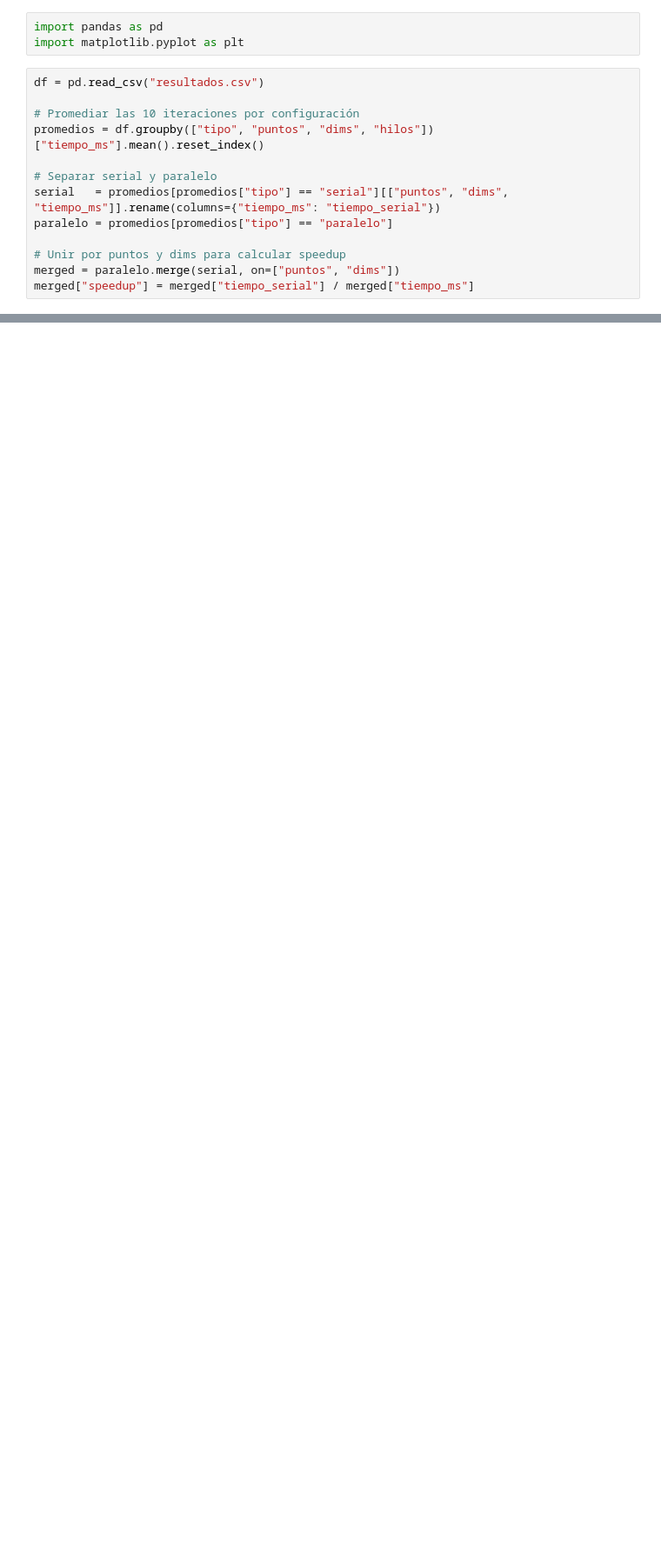
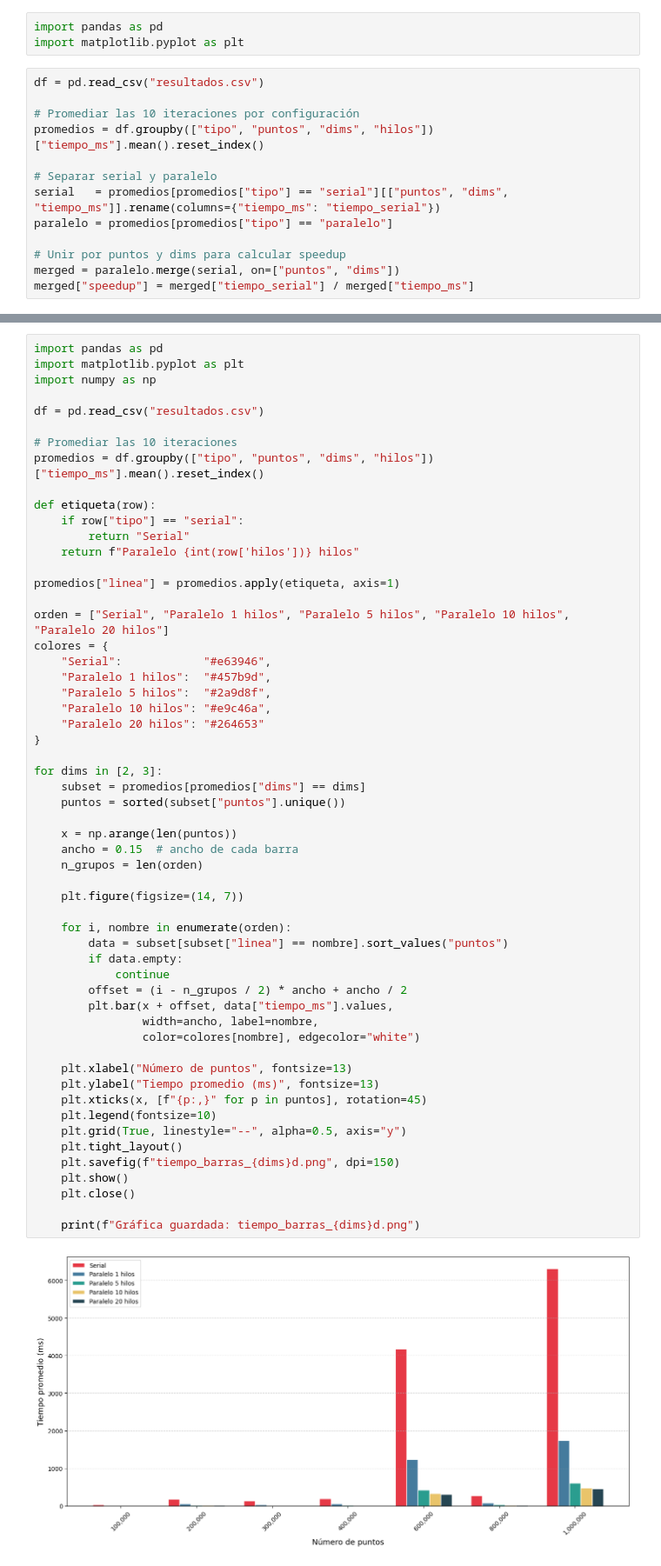
Before and after one commit to ekab-hub/Proyecto_Clusters_Paralelo, a Jupyter notebook: speed_up.ipynb, the cells around one changed output, grey strips where cells are left out. Shown at 87% size. Cells and saved outputs as stored; diff of their text form; blank space fills up the shorter version.

```diff
--- a/speed_up.ipynb
+++ b/speed_up.ipynb
@@ -66,0 +69,58 @@ TABLA DE SPEEDUPS
+# %%
+import pandas as pd
+import matplotlib.pyplot as plt
+import numpy as np
+
+df = pd.read_csv("resultados.csv")
+
+# Promediar las 10 iteraciones
+promedios = df.groupby(["tipo", "puntos", "dims", "hilos"])["tiempo_ms"].mean().reset_index()
+
+def etiqueta(row):
+    if row["tipo"] == "serial":
+        return "Serial"
+    return f"Paralelo {int(row['hilos'])} hilos"
+
+promedios["linea"] = promedios.apply(etiqueta, axis=1)
+
+orden = ["Serial", "Paralelo 1 hilos", "Paralelo 5 hilos", "Paralelo 10 hilos", "Paralelo 20 hilos"]
+colores = {
+    "Serial":            "#e63946",
+    "Paralelo 1 hilos":  "#457b9d",
+    "Paralelo 5 hilos":  "#2a9d8f",
+    "Paralelo 10 hilos": "#e9c46a",
+    "Paralelo 20 hilos": "#264653"
+}
+
+for dims in [2, 3]:
+    subset = promedios[promedios["dims"] == dims]
+    puntos = sorted(subset["puntos"].unique())
+
+    x = np.arange(len(puntos))
+    ancho = 0.15  # ancho de cada barra
+    n_grupos = len(orden)
+
+    plt.figure(figsize=(14, 7))
+
+    for i, nombre in enumerate(orden):
+        data = subset[subset["linea"] == nombre].sort_values("puntos")
+        if data.empty:
+            continue
+        offset = (i - n_grupos / 2) * ancho + ancho / 2
+        plt.bar(x + offset, data["tiempo_ms"].values,
+                width=ancho, label=nombre,
+                color=colores[nombre], edgecolor="white")
+
+    plt.xlabel("Número de puntos", fontsize=13)
+    plt.ylabel("Tiempo promedio (ms)", fontsize=13)
+    plt.xticks(x, [f"{p:,}" for p in puntos], rotation=45)
+    plt.legend(fontsize=10)
+    plt.grid(True, linestyle="--", alpha=0.5, axis="y")
+    plt.tight_layout()
+    plt.savefig(f"tiempo_barras_{dims}d.png", dpi=150)
+    plt.show()
+    plt.close()
+
+    print(f"Gráfica guardada: tiempo_barras_{dims}d.png")
+# %% [output]
+[figure, added]
```
Also changed, not shown: parts of 3 cells of this notebook, 5 other files.
